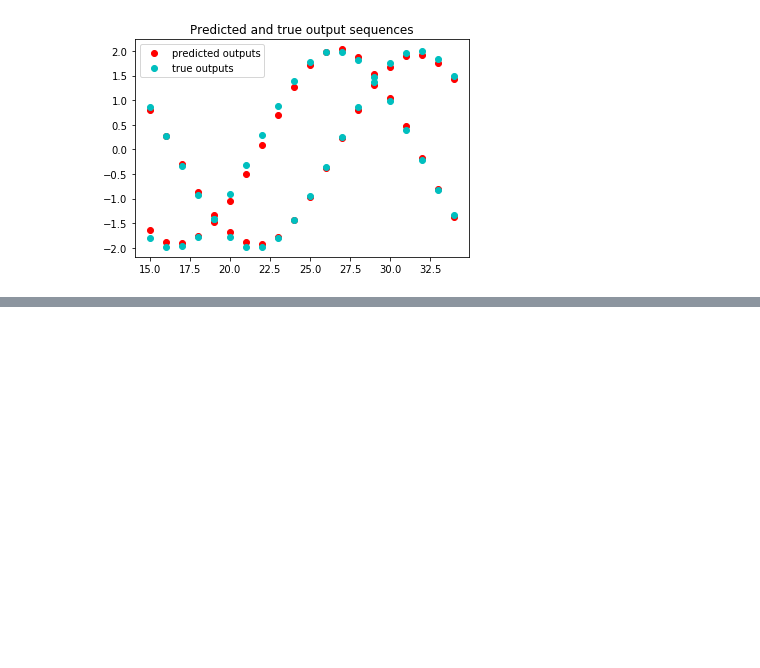
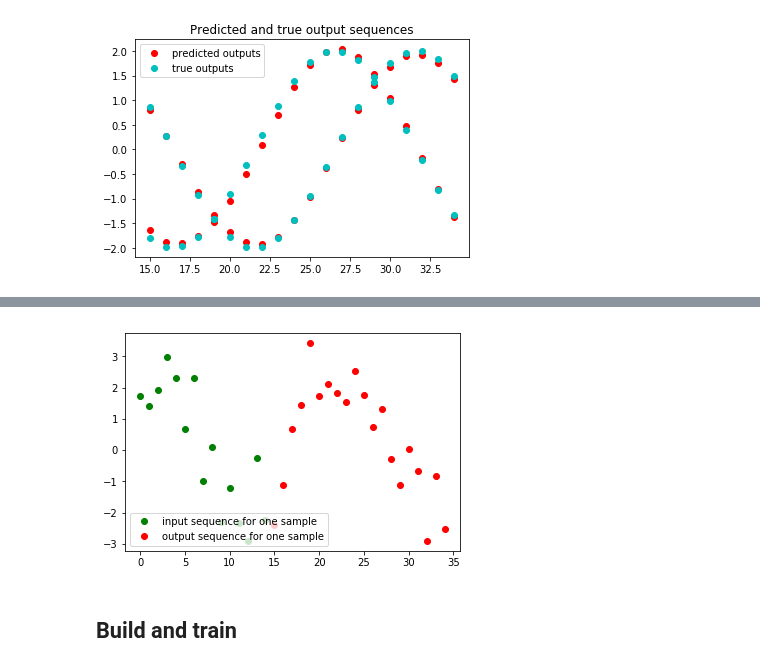
Before and after one commit to aaxwaz/Multivariate-Time-Series-forecast-using-seq2seq-in-TensorFlow, a Jupyter notebook: time_series_seq2seq.ipynb, the cells around one changed output, grey strips where cells are left out. Cells and saved outputs as stored; diff of their text form; code cells hidden in the pictures; blank space fills up the shorter version.

```diff
--- a/time_series_seq2seq.ipynb
+++ b/time_series_seq2seq.ipynb
@@ -799,0 +868,10 @@ plt.show()
+# %%
+input_seq, output_seq, input_seq_event_bool, output_seq_event_bool = generate_train_samples(batch_size=10)
+l1, = plt.plot(range(15), input_seq[0], 'go', label = 'input sequence for one sample')
+l2, = plt.plot(range(15, 35), output_seq[0], 'ro', label = 'output sequence for one sample')
+plt.legend(handles = [l1, l2], loc = 'lower left')
+plt.show()
+# %% [output]
+[figure, added]
+# %% [markdown]
+## Build and train
```
Also changed, not shown: parts of 15 cells of this notebook.
